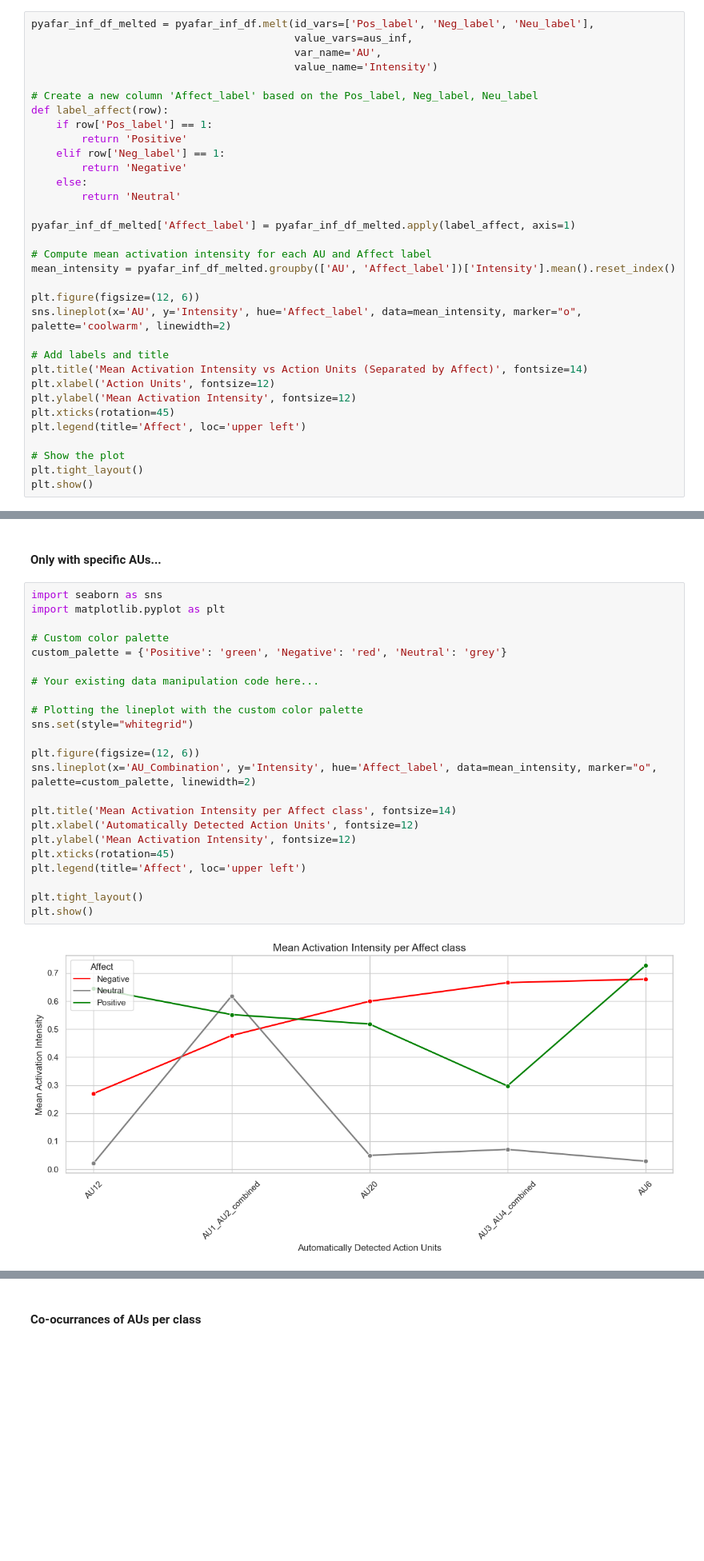
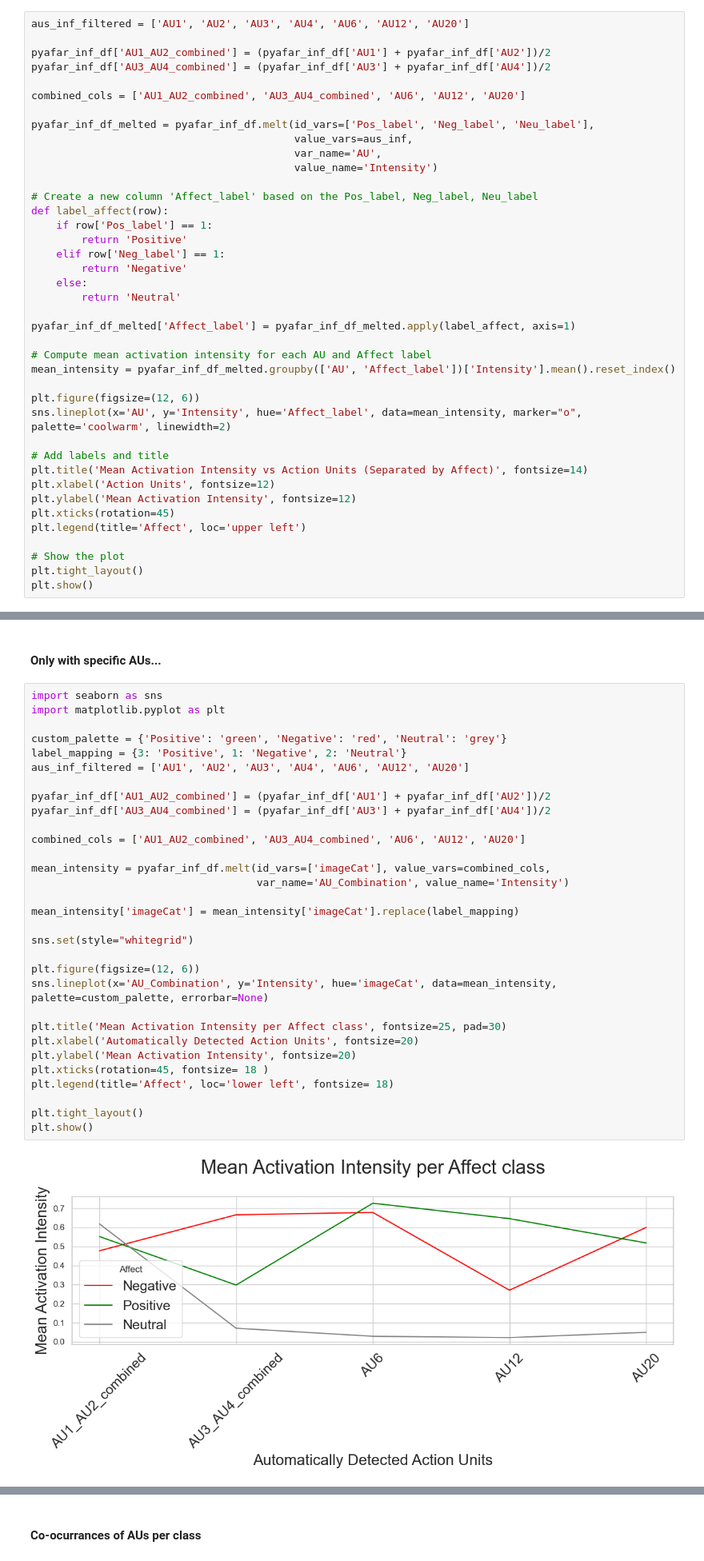
Before and after one commit to florentinafabregas/affect-recognition-infants, a Jupyter notebook: notebooks/main.ipynb, the cells around one changed output, grey strips where cells are left out. Shown at 80% size. Cells and saved outputs as stored; diff of their text form; blank space fills up the shorter version.

```diff
--- a/notebooks/main.ipynb
+++ b/notebooks/main.ipynb
@@ -1158,4 +1084,11 @@ Explore combinations of the 5 new variables
 # %%
+aus_inf_filtered = ['AU1', 'AU2', 'AU3', 'AU4', 'AU6', 'AU12', 'AU20']
+
+pyafar_inf_df['AU1_AU2_combined'] = (pyafar_inf_df['AU1'] + pyafar_inf_df['AU2'])/2
+pyafar_inf_df['AU3_AU4_combined'] = (pyafar_inf_df['AU3'] + pyafar_inf_df['AU4'])/2
+
+combined_cols = ['AU1_AU2_combined', 'AU3_AU4_combined', 'AU6', 'AU12', 'AU20']
+
 pyafar_inf_df_melted = pyafar_inf_df.melt(id_vars=['Pos_label', 'Neg_label', 'Neu_label'],
                                           value_vars=aus_inf,
                                           var_name='AU',
@@ -1195,25 +1128,33 @@ plt.show()
 # %%
 import seaborn as sns
 import matplotlib.pyplot as plt
 
-# Custom color palette
 custom_palette = {'Positive': 'green', 'Negative': 'red', 'Neutral': 'grey'}
+label_mapping = {3: 'Positive', 1: 'Negative', 2: 'Neutral'}
+aus_inf_filtered = ['AU1', 'AU2', 'AU3', 'AU4', 'AU6', 'AU12', 'AU20']
 
-# Your existing data manipulation code here...
+pyafar_inf_df['AU1_AU2_combined'] = (pyafar_inf_df['AU1'] + pyafar_inf_df['AU2'])/2
+pyafar_inf_df['AU3_AU4_combined'] = (pyafar_inf_df['AU3'] + pyafar_inf_df['AU4'])/2
 
-# Plotting the lineplot with the custom color palette
+combined_cols = ['AU1_AU2_combined', 'AU3_AU4_combined', 'AU6', 'AU12', 'AU20']
+
+mean_intensity = pyafar_inf_df.melt(id_vars=['imageCat'], value_vars=combined_cols,
+                                    var_name='AU_Combination', value_name='Intensity')
+
+mean_intensity['imageCat'] = mean_intensity['imageCat'].replace(label_mapping)
+
 sns.set(style="whitegrid")
 
 plt.figure(figsize=(12, 6))
-sns.lineplot(x='AU_Combination', y='Intensity', hue='Affect_label', data=mean_intensity, marker="o", palette=custom_palette, linewidth=2)
+sns.lineplot(x='AU_Combination', y='Intensity', hue='imageCat', data=mean_intensity, palette=custom_palette, errorbar=None)
 
-plt.title('Mean Activation Intensity per Affect class', fontsize=14)
-plt.xlabel('Automatically Detected Action Units', fontsize=12)
-plt.ylabel('Mean Activation Intensity', fontsize=12)
-plt.xticks(rotation=45)
-plt.legend(title='Affect', loc='upper left')
+plt.title('Mean Activation Intensity per Affect class', fontsize=25, pad=30)
+plt.xlabel('Automatically Detected Action Units', fontsize=20)
+plt.ylabel('Mean Activation Intensity', fontsize=20)
+plt.xticks(rotation=45, fontsize= 18 )
+plt.legend(title='Affect', loc='lower left', fontsize= 18)
 
 plt.tight_layout()
 plt.show()
 # %% [output]
-[figure, old version]
+[figure, new version]
```
Also changed, not shown: parts of 20 cells of this notebook.
